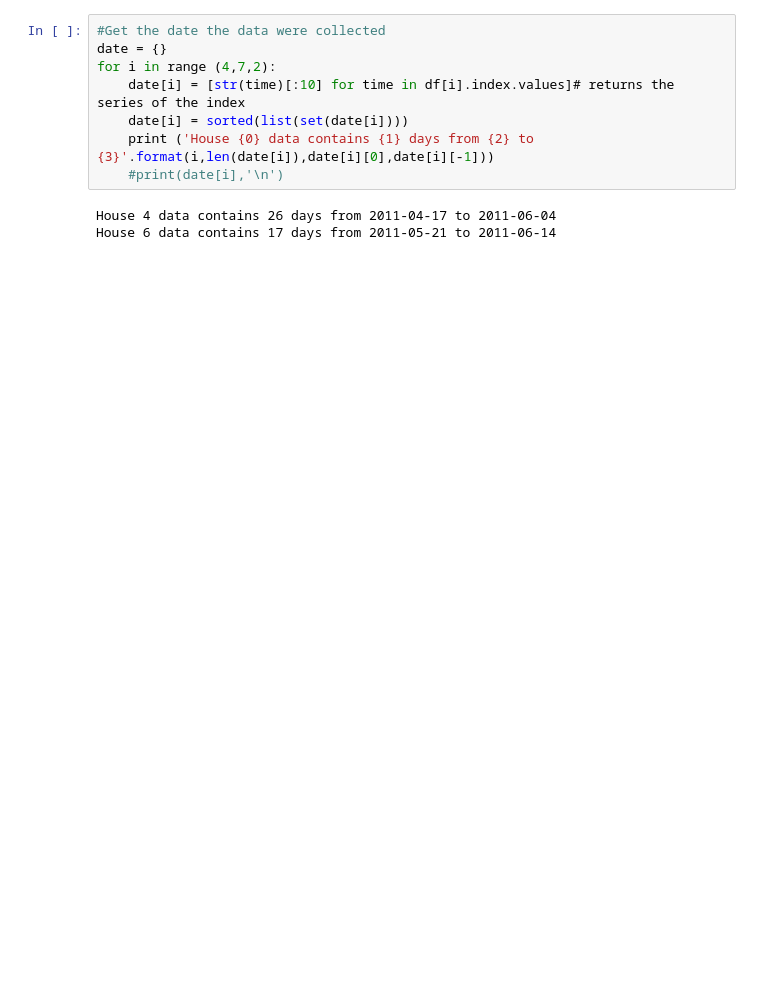
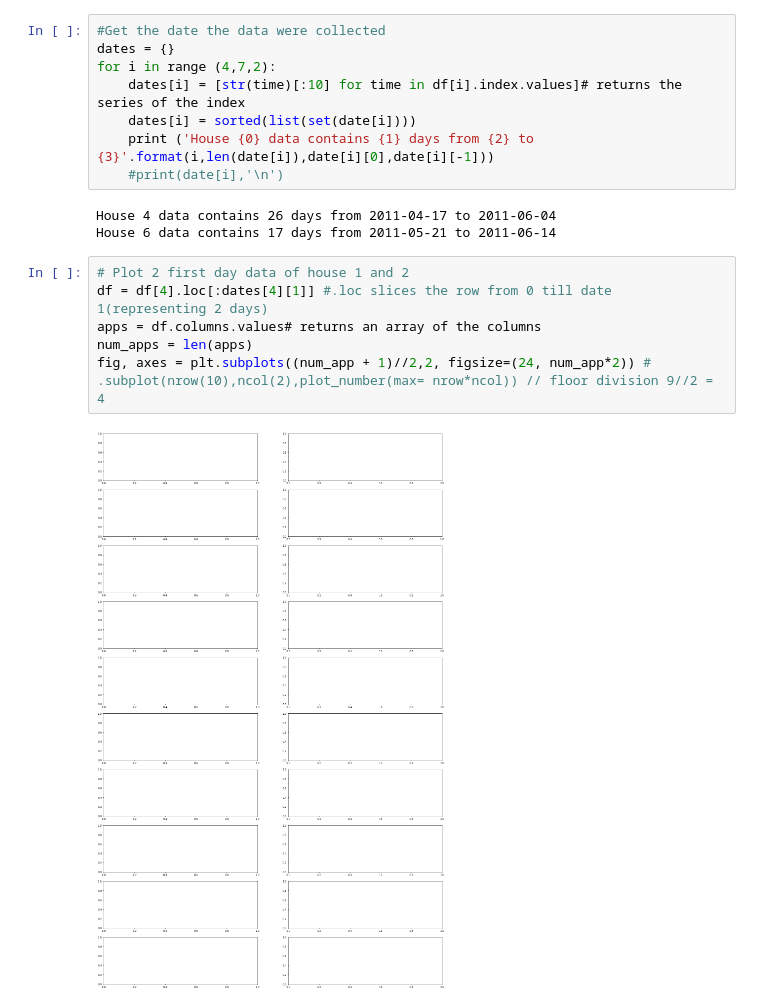
Before and after one commit to Taofiq-Bakare/Machine-learning-algo, a Jupyter notebook: Energy_data.ipynb, the cells around one changed output. Drawn from its saved outputs; the diff is of its cells as text; blank space fills up the shorter version.

Commit message:
still figuring out the plot fucntion

```diff
--- a/Energy_data.ipynb
+++ b/Energy_data.ipynb
@@ -73,12 +74,20 @@ House 6 data has shape: (192192, 17)
 | 2011-05-21 19:40:00 | 46.82 | 255.07 | 5.0 | 3.0 | 2.0 | 0.0 | 4.0 | ... |
 # %%
 #Get the date the data were collected
-date = {}
+dates = {}
 for i in range (4,7,2):
-    date[i] = [str(time)[:10] for time in df[i].index.values]# returns the series of the index
-    date[i] = sorted(list(set(date[i])))
+    dates[i] = [str(time)[:10] for time in df[i].index.values]# returns the series of the index
+    dates[i] = sorted(list(set(date[i])))
     print ('House {0} data contains {1} days from {2} to {3}'.format(i,len(date[i]),date[i][0],date[i][-1]))
     #print(date[i],'\n')
 # %% [output]
 House 4 data contains 26 days from 2011-04-17 to 2011-06-04
 House 6 data contains 17 days from 2011-05-21 to 2011-06-14
+# %%
+# Plot 2 first day data of house 1 and 2
+df = df[4].loc[:dates[4][1]] #.loc slices the row from 0 till date 1(representing 2 days)
+apps = df.columns.values# returns an array of the columns
+num_apps = len(apps)
+fig, axes = plt.subplots((num_app + 1)//2,2, figsize=(24, num_app*2)) # .subplot(nrow(10),ncol(2),plot_number(max= nrow*ncol)) // floor division 9//2 = 4
+# %% [output]
+[figure, added]
```
Also changed, not shown: parts of 1 cell of this notebook.
